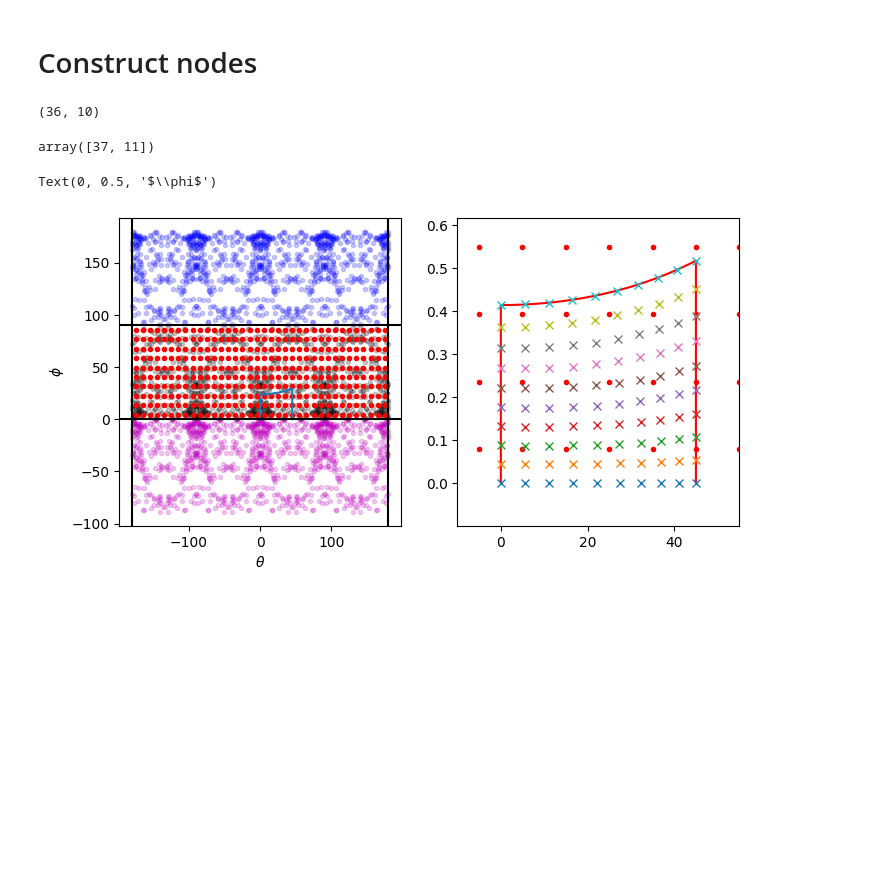
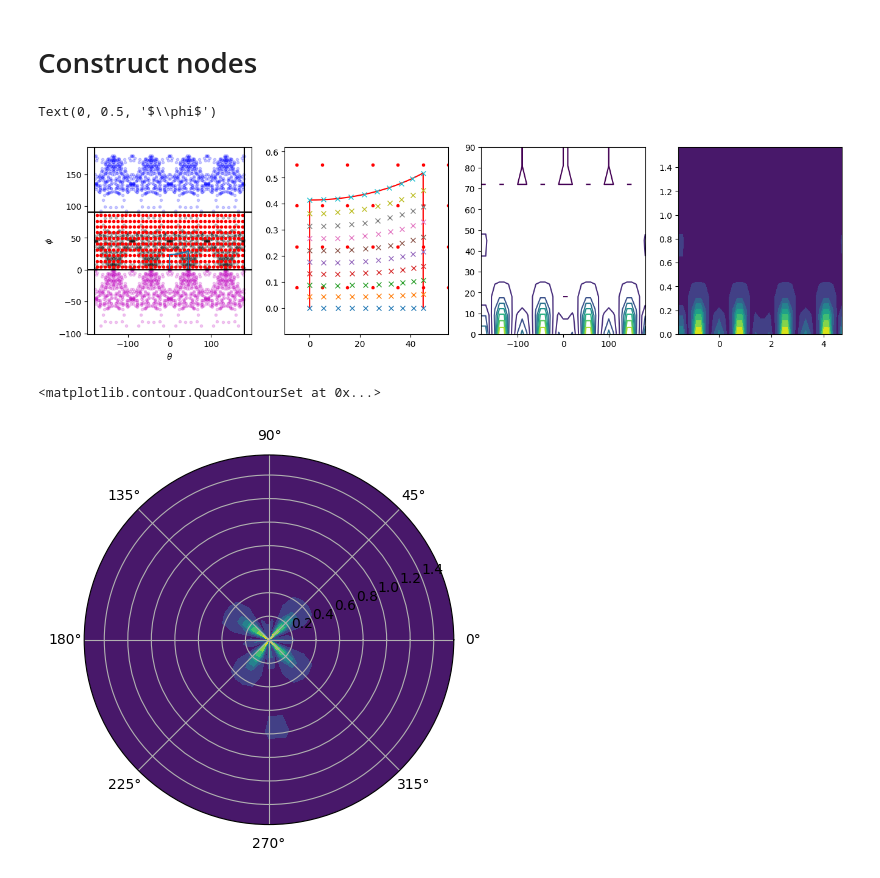
Before and after one commit to youngung/texture3, a Jupyter notebook: ipynb/ipf.ipynb, the cells around one changed output. Cells and saved outputs as stored; diff of their text form; code cells hidden in the pictures; blank space fills up the shorter version.

```diff
--- a/ipynb/ipf.ipynb
+++ b/ipynb/ipf.ipynb
@@ -222,7 +224,8 @@ def rad2phi(r):
 kw=dict(a=[0,0,1],b=[1,0,1],c=[1,1,1],fnsx='/Users/youngung/repo/evpsc/matData/vpscData/AA_jinhwa/sx_Al6061_affine.sx')
 #kw=dict(a=[0,0,1],b=[1,0,0],c=[0,1,0],fnsx='/Users/youngung/repo/evpsc/examples/ex12_dd/uranium/uranium_voce.sx')
 #fnodf='/Users/youngung/repo/evpsc/matData/vpscData/AA_jinhwa/aa6061T6.odf'
-fntx='/Users/youngung/repo/evpsc/matData/vpscData/AA_jinhwa/al6061_100.cmb'
+#fntx='/Users/youngung/repo/evpsc/matData/vpscData/AA_jinhwa/al6061_100.cmb'
+fntx='/Users/youngung/repo/evpsc/matData/vpscData/LC_Mooyeong/EDDQ100'
 #fntx='/Users/youngung/repo/evpsc/matData/vpscData/AA_jinhwa/al6061_1000.cmb'
 # %%
 kww=dict(a=[0,0,1],b=[-1,0,1],c=[-1,1,1],fnsx=kw['fnsx'])
@@ -394,14 +397,8 @@ Text(0, 0.5, 'R')
 [figure]
 # %% [markdown]
 # Construct nodes
-# %%
-print(f.shape)
-np.array(f.shape)+1
-# %% [output]
-(36, 10)
-array([37, 11])
 # %%
-fig,axes=gen_fig(nrows=1,ncols=2,colsize=4,rowsize=4)
+fig,axes=gen_fig(nrows=1,ncols=4,colsize=4,rowsize=4)
 ## Full Sphere (-pi, +pi) and (0, pi)
 #x = np.arange(-180., 180.+tiny, dth) ## in-plane rotation
 #y = np.arange(   0., 180.+tiny, dph) ## tilting
@@ -413,7 +410,10 @@ f = np.zeros((nth,nph))
 ## Semi Sphere (-pi, +pi) and (0, pi/2)
 tiny=1e-10
 th_node=np.arange(-180,180+tiny,dth) ## in-plane rotation
-ph_node=np.arange( -90, 90+tiny,dph) ## tilting
+ph_node=np.arange(  0, 90+tiny,dph) ## tilting
+nth_node=len(th_node)
+nph_node=len(ph_node)
+nodes=np.zeros((nth_node,nph_node))
 
 p_all=np.array(p_all) ## only all south poles
 for i, p in enumerate(p_all[:,:]):
@@ -428,6 +428,17 @@ for i, p in enumerate(p_all[:,:]):
     axes[0,0].plot(theta,phi,'k.',alpha=0.2)
     axes[0,0].plot(theta,-phi,'m.',alpha=0.2) ## mirror lower
     axes[0,0].plot(theta,-phi+180,'b.',alpha=0.2) ## mirror upper
+## normalization
+fsum=f[:,:].flatten().sum()
+z=np.zeros(nph+1)
+dz=pi/float(nph)
+for i in range(nph+1): z[i]=dz*i
+dx_=2*pi/nth
+for ix in range(nth):
+    for iy in range(nph):
+        fnorm = (np.cos(z[iy])-np.cos(z[iy+1]))*dx_ / (2.*np.pi)
+        f[ix,iy]=f[ix,iy]/fnorm/fsum
+
 
 fbounds=np.zeros(np.array(f.shape)+2)
 ## inner square
@@ -449,6 +460,17 @@ fbounds[-1,0]=f[0,0]
 fbounds[0,-1]=f[-1,-1]
 # uppwer right cornder
 fbounds[-1,-1]=f[0,-1]
+
+## Average by neighbours
+for i in range(len(nodes)):
+    for j in range(len(nodes[i])):
+        nodes[i][j] = (fbounds[i][j]+fbounds[i+1][j]+fbounds[i][j+1]+fbounds[i+1][j+1])/4.
+
+
+XN,YN=meshgrid(th_node,ph_node)
+#print nodes.shape
+cnt=axes[0,2].contour(XN,YN,nodes.T)
+
 
 
 for ith in range(nth):
@@ -457,31 +479,38 @@ for ith in range(nth):
         y=(jph+0.5)*dph
         axes[0,0].plot(x,y,'r.')
         axes[0,1].plot(x,deg2rad(y),'r.')
 
 ## triangle
 r,t = xy2_rtheta(*triangle)
 flg=r>0.00; r=r[flg]; t=t[flg]
 axes[0,0].plot(np.rad2deg(t),np.rad2deg(r))
 x=np.rad2deg(t)
 y=r
 axes[0,1].plot(x,y,'r',label='triangle')
 axes[0,1].set_xlim(min(x)-10,max(x)+10)
 axes[0,1].set_ylim(min(y)-0.1,max(y)+0.1)
 
 ## triangl's grid
 for i in range(n_rad):
     #phi=rad2phi(theta_r_mesh[0,i,:])
     #phi=rad2deg(phi)
     axes[0,1].plot(theta_r_mesh[1,i,:],theta_r_mesh[0,i,:],'x')
     #axes[0,1].plot(theta_r_mesh[1,i,:],phi,'x')
 
 
 axes[0,0].axvline(-180,c='k',ls='-')
 axes[0,0].axvline(+180,c='k',ls='-')
 axes[0,0].axhline(0,c='k',ls='-')
 axes[0,0].axhline(90,c='k',ls='-')
 axes[0,0].set_xlabel(r'$\theta$')
 axes[0,0].set_ylabel(r'$\phi$')
 # %% [output]
 Text(0, 0.5, '$\\phi$')
-[figure, old version]
+[figure, new version]
+# %%
+fig=plt.figure()
+ax=fig.add_subplot(111,projection='polar')
+ax.contourf(XN*np.pi/180.+np.pi/2.,YN*np.pi/180.,nodes.T)
+# %% [output]
+<matplotlib.contour.QuadContourSet at 0x...>
+[figure, added]
```
Also changed, not shown: parts of 2 cells of this notebook.
